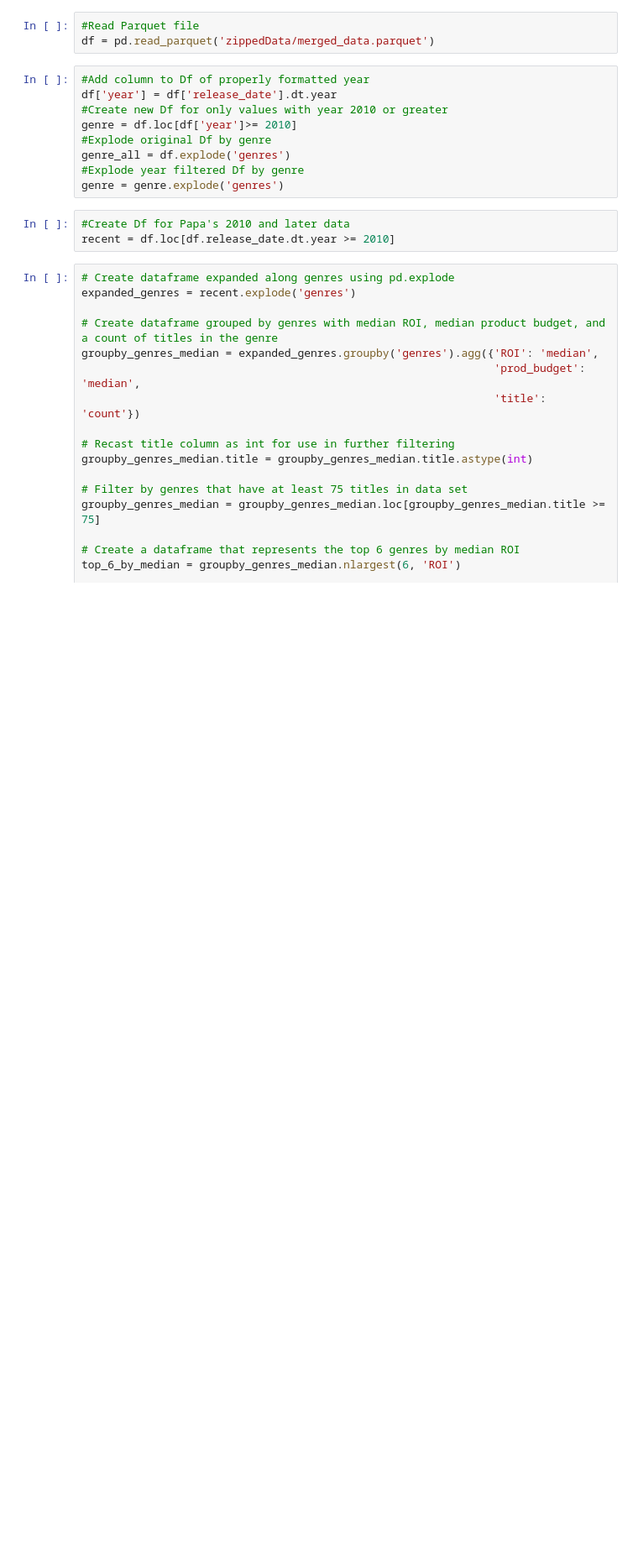
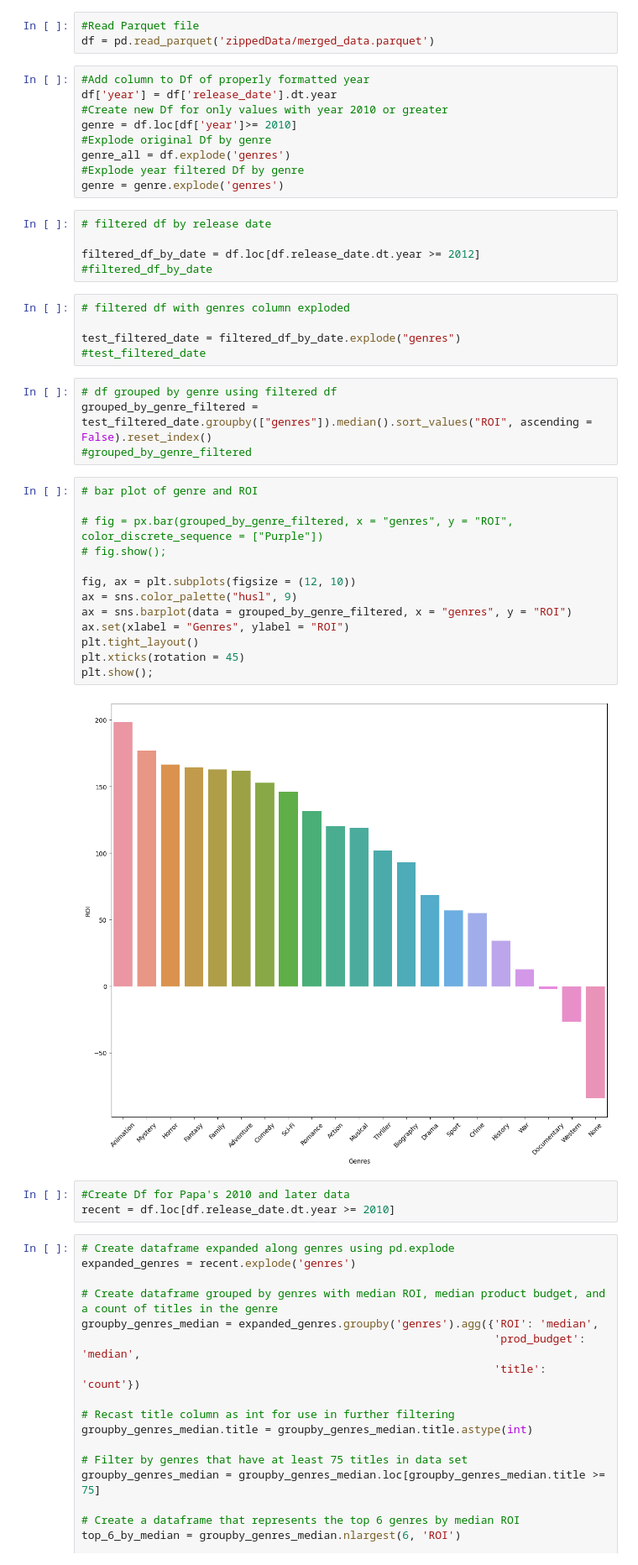
Before and after one commit to JoshuaGottlieb/Microsoft-Movie-Recommendation, a Jupyter notebook: Visualization.ipynb, the cells around one changed output. Shown at 84% size. Drawn from its saved outputs; the diff is of its cells as text; blank space fills up the shorter version.

Commit message:
Added Jocel visualizations to have the full combined version in the main folder

```diff
--- a/Visualization.ipynb
+++ b/Visualization.ipynb
@@ -16,6 +16,35 @@ genre = df.loc[df['year']>= 2010]
 genre_all = df.explode('genres')
 #Explode year filtered Df by genre
 genre = genre.explode('genres')
+# %%
+# filtered df by release date
+
+filtered_df_by_date = df.loc[df.release_date.dt.year >= 2012]
+#filtered_df_by_date
+# %%
+# filtered df with genres column exploded
+
+test_filtered_date = filtered_df_by_date.explode("genres")
+#test_filtered_date
+# %%
+# df grouped by genre using filtered df
+grouped_by_genre_filtered = test_filtered_date.groupby(["genres"]).median().sort_values("ROI", ascending = False).reset_index()
+#grouped_by_genre_filtered
+# %%
+# bar plot of genre and ROI
+
+# fig = px.bar(grouped_by_genre_filtered, x = "genres", y = "ROI", color_discrete_sequence = ["Purple"])
+# fig.show();
+
+fig, ax = plt.subplots(figsize = (12, 10))
+ax = sns.color_palette("husl", 9)
+ax = sns.barplot(data = grouped_by_genre_filtered, x = "genres", y = "ROI")
+ax.set(xlabel = "Genres", ylabel = "ROI")
+plt.tight_layout()
+plt.xticks(rotation = 45)
+plt.show();
+# %% [output]
+[figure, added]
 # %%
 #Create Df for Papa's 2010 and later data
 recent = df.loc[df.release_date.dt.year >= 2010]
```
Also changed, not shown: parts of 19 cells of this notebook.
